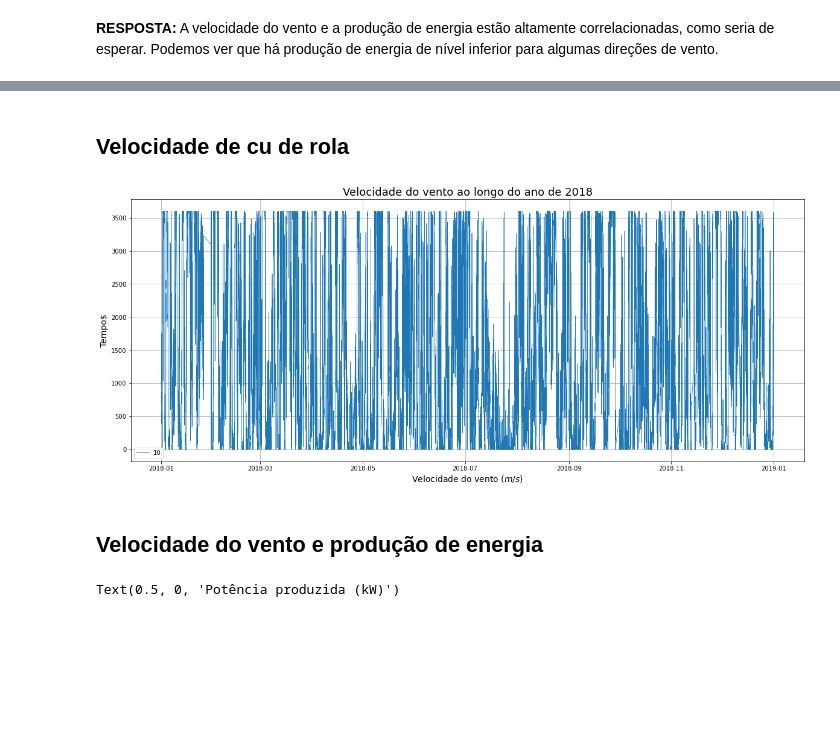
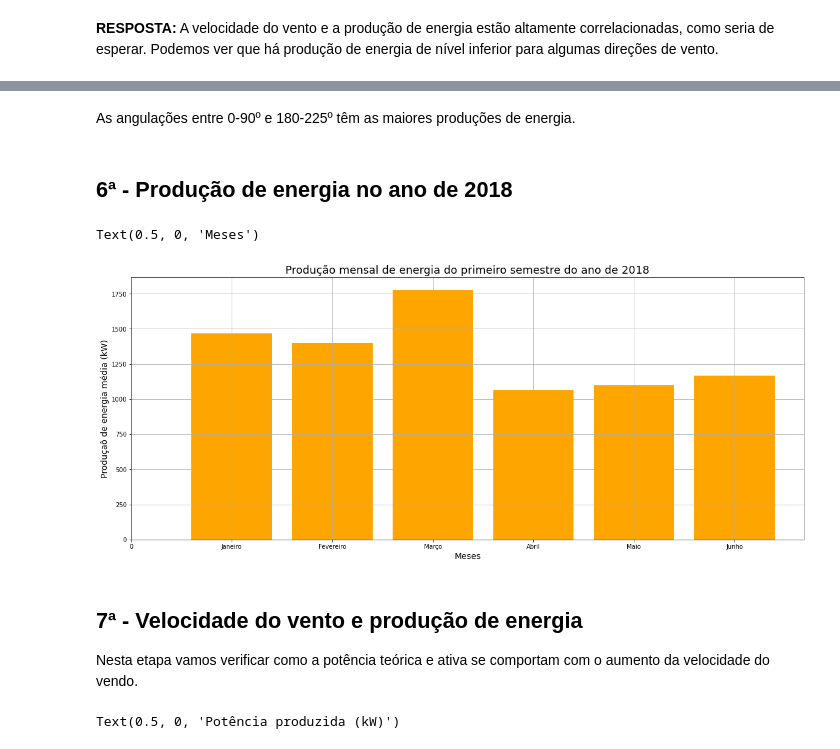
Before and after one commit to kitawarairon/portifolio_analise_dados, a Jupyter notebook: projeto_turbina_eolica/analise_turbina_eolica.ipynb, the cells around one changed output, grey strips where cells are left out. Saved outputs shown, nothing was run; the diff lists cells and outputs as text; code cells hidden in the pictures; blank space fills up the shorter version.

```diff
--- a/projeto_turbina_eolica/analise_turbina_eolica.ipynb
+++ b/projeto_turbina_eolica/analise_turbina_eolica.ipynb
@@ -109,7 +121,7 @@ colunas = {
 turbina_df.rename(columns=colunas, inplace=True)
 
 # mudando o formato da coluna do tempo para datetime
-turbina_df['data/tempo'] = pd.to_datetime(turbbina_df['data/tempo'])
+turbina_df['data/tempo'] = pd.to_datetime(turbina_df['data/tempo'])
 
 # colocando o índice como a coluna do datetime
 turbina_df.set_index('data/tempo', inplace=True)
@@ -264,6 +391,7 @@ sns.pairplot(turbina_df, markers='*')
 # %%
 # Finding average power production for 5 m/s wind speed increments
 
+# variáveis auxiliares
 classes = [
     0,
     5,
@@ -275,18 +403,20 @@ classes = [
 
 labels = ['0-5', '5-10', '10-15', '15-20', '20-25']
 
-metricas = pd.value_counts(
-  pd.cut(x = turbina_df.potencia_ativa,
+# criando nova coluna no df
+turbina_df['classificacao_vento'] = pd.cut(x = turbina_df.velocidade_vento,
          bins = classes,
          labels = labels,
          include_lowest = True)
-)
 
-metricas = metricas.to_frame()
+# agrupando os valores
+agrupa_vento = turbina_df.groupby('classificacao_vento').mean()
 
-
-sns.barplot(x=metricas.index, y='potencia_ativa', color='orange', data=metricas)
-plt.title('Avg Power Production for 5 m/s Wind Speed Increments')
-plt.xlabel('Wind Speed')
-plt.ylabel('Average Power Production');
+# gerando o gráfico
+plt.figure(figsize=(20, 8))
+plt.grid()
+sns.barplot(x=agrupa_vento.index, y='potencia_ativa', color='orange', data=agrupa_vento)
+plt.title('Velocidade do vento x Produção de energia', fontsize=18)
+plt.xlabel('Velocidade do vento em intervalos (m/s)', fontsize=14)
+plt.ylabel('Produção média de energia por intervalo (kW)', fontsize=14)
 # %% [output]
@@ -325,18 +464,32 @@ plt.ylabel(None);
+# %% [markdown]
+As angulações entre 0-90º e 180-225º têm as maiores produções de energia.
 # %% [markdown]
-## Velocidade de cu de rola
+## 6ª - Produção de energia no ano de 2018
 # %%
-filtro = turbina_df[(turbina_df.index.month >= 2018) & (turbina_df.index.month < 2019)]
+# criando o filtro
+filtro = (turbina_df.index.year == 2018) & (turbina_df.index.month < 7)
 
+# aplicando o filtro
+turbina_2018 = turbina_df[filtro]
+
+# agrupando pela média
+agrupamento_2018 = turbina_2018.groupby(turbina_2018.index.month).mean()
+
+# criando o gráfico de barras
 plt.figure(figsize=(20, 8))
-ax = sns.lineplot(x=turbina_df.index, y=turbina_df.potencia_teorica, data=turbina_df[filtro], size=10)
-ax.set_title('Velocidade do vento ao longo do ano de 2018', fontsize=18)
-ax.set_xlabel('Velocidade do vento $(m/s)$', fontsize=14)
-ax.set_ylabel('Tempo', fontsize=14)
 plt.grid()
+plt.bar(x=agrupamento_2018.index, height=agrupamento_2018.potencia_ativa, color='orange')
+plt.title('Produção mensal de energia do primeiro semestre do ano de 2018', fontsize=18)
+plt.ylabel('Produçaõ de energia média (kW)', fontsize=14)
+plt.xticks(ticks=[0, 1, 2, 3, 4, 5, 6], labels=[0, 'Janeiro', 'Fevereiro', 'Março', 'Abril', 'Maio', 'Junho'])
+plt.xlabel('Meses', fontsize=14)
 # %% [output]
+Text(0.5, 0, 'Meses')
-[figure, old version]
+[figure, new version]
 # %% [markdown]
-## Velocidade do vento e produção de energia
+## 7ª - Velocidade do vento e produção de energia
+
+Nesta etapa vamos verificar como a potência teórica e ativa se comportam com o aumento da velocidade do vendo.
 # %%
 plt.figure(figsize=(20, 8))
 
```
Also changed, not shown: parts of 83 cells of this notebook.
